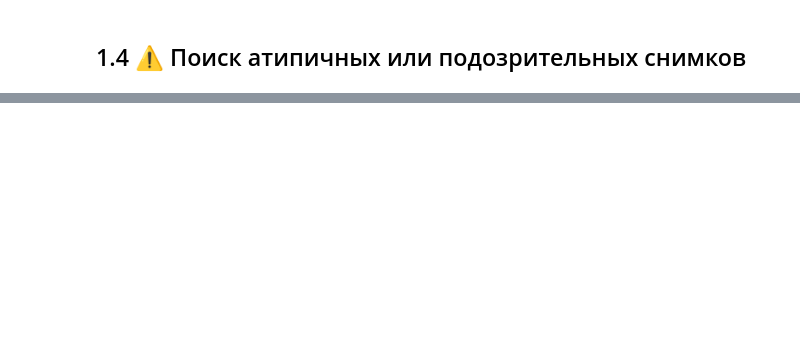
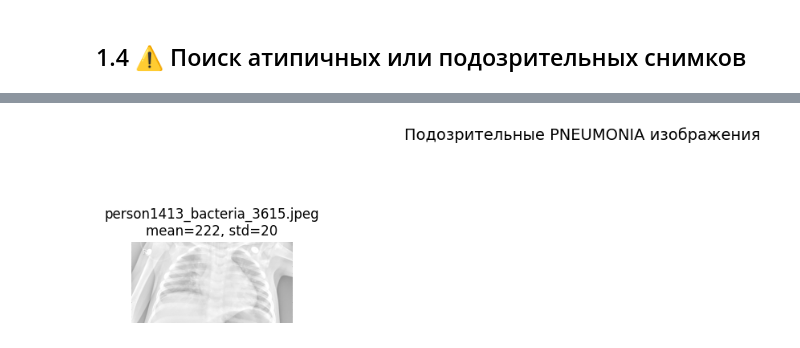
Before and after one commit to FedeVas/Chest_X-Ray_Images_deep_learning_course, a Jupyter notebook: dp_Fede.ipynb, the cells around one changed output, grey strips where cells are left out. Saved outputs shown, nothing was run; the diff lists cells and outputs as text; code cells hidden in the pictures; blank space fills up the shorter version.

```diff
--- a/dp_Fede.ipynb
+++ b/dp_Fede.ipynb
@@ -159,0 +169,2 @@ test_datagen = ImageDataGenerator(
+# %%
+sus_pneumonia = find_suspicious_images('PNEUMONIA', threshold_std=20, threshold_mean_dark=50, threshold_mean_bright=210)
@@ -159,0 +175,4 @@ test_datagen = ImageDataGenerator(
+# %%
+show_suspicious_images(sus_pneumonia, 'PNEUMONIA')
+# %% [output]
+[figure, added]
```
Also changed, not shown: parts of 76 cells of this notebook.
